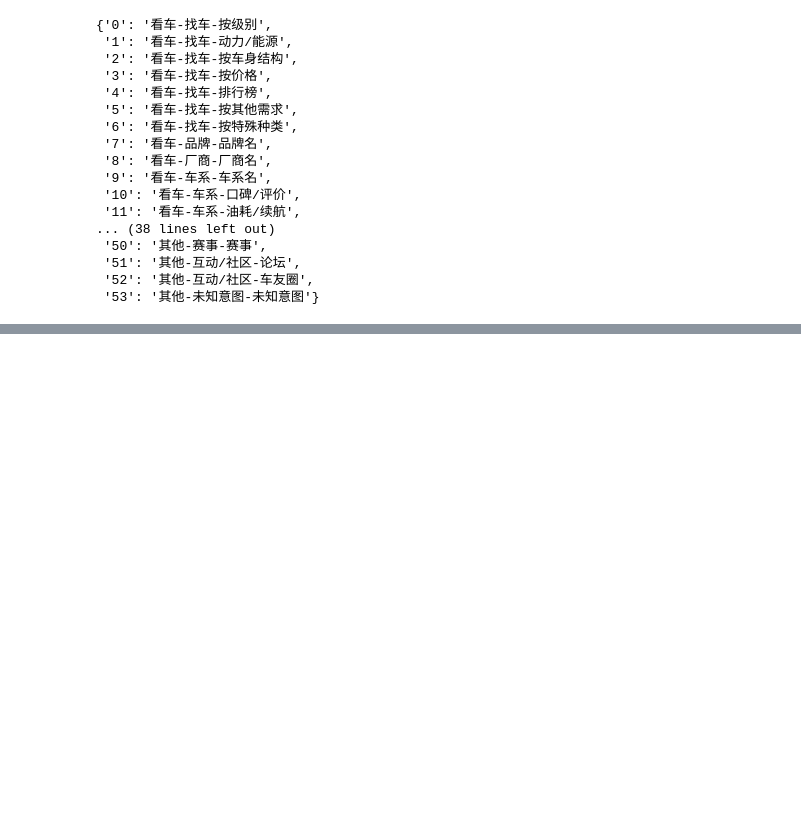
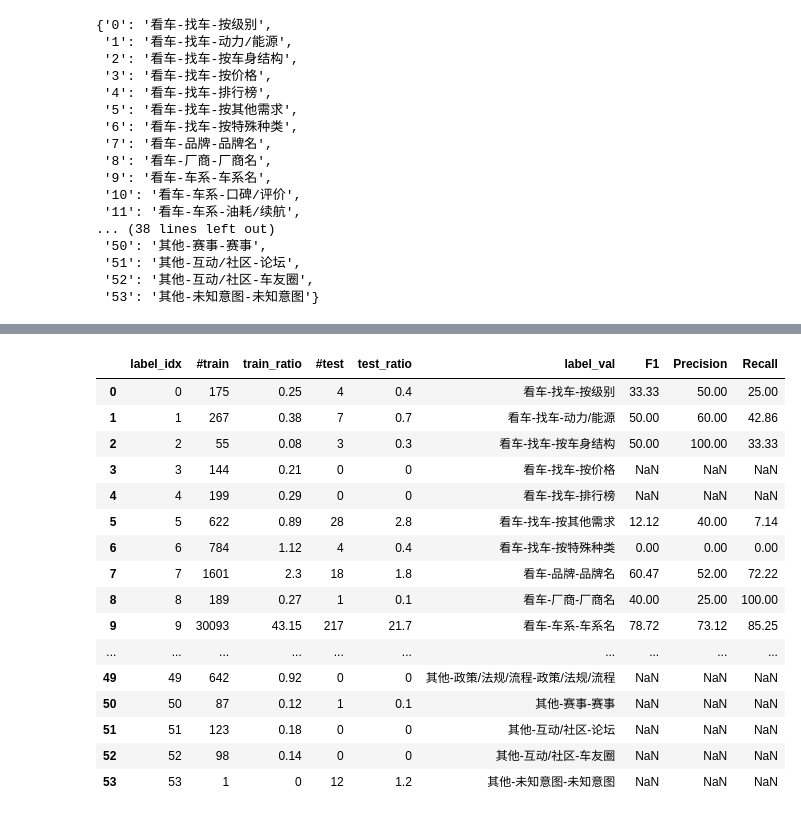
Before and after one commit to leiqing110/bert_intention_classification, a Jupyter notebook: 类别数据统计.ipynb, the cells around one changed output, grey strips where cells are left out. Cells and saved outputs as stored; diff of their text form; code cells hidden in the pictures; blank space fills up the shorter version.

```diff
--- a/类别数据统计.ipynb
+++ b/类别数据统计.ipynb
@@ -32,0 +26,5 @@ FileNotFoundError: [Errno 2] No such file or directory: 'test_res_entity0816.txt
+# %%
+df_src = pd.read_csv('data_dist_20220818.csv',sep=',',dtype=str)[0:54]
+# model1_df['model1_pred_val'] = model1_df['model1_pred_idx'].map(id2label)
+df_src.drop(columns=['Unnamed: 6','Unnamed: 7'],inplace=True)
+df_src
@@ -32,0 +49,4 @@ FileNotFoundError: [Errno 2] No such file or directory: 'test_res_entity0816.txt
+# %%
+output_cols = ['label_idx','X','Y1','Y2','Z','F1','Precision','Recall']
+res_df = pd.read_csv('output/result_entity_0817.txt',sep=',',dtype=str,names=output_cols)[0:54]
+res_df
@@ -32,0 +71,29 @@ FileNotFoundError: [Errno 2] No such file or directory: 'test_res_entity0816.txt
+# %%
+def replace(x):
+    x = str(x).replace('precision:','')
+    x = str(x).replace('f1:','')
+    x = str(x).replace('recall:','')
+    x = round(float(x)*100,2)
+    return x
+df_src['F1'] = res_df['F1'].apply(replace)
+df_src['Precision'] = res_df['Precision'].apply(replace)
+df_src['Recall'] = res_df['Recall'].apply(replace)
+df_src
+# %% [output]
+|  | label_idx | #train | train_ratio | #test | test_ratio | label_val | F1 | Precision | Recall |
+| 0 | 0 | 175 | 0.25 | 4 | 0.4 | 看车-找车-按级别 | 33.33 | 50.00 | 25.00 |
+| 1 | 1 | 267 | 0.38 | 7 | 0.7 | 看车-找车-动力/能源 | 50.00 | 60.00 | 42.86 |
+| 2 | 2 | 55 | 0.08 | 3 | 0.3 | 看车-找车-按车身结构 | 50.00 | 100.00 | 33.33 |
+| 3 | 3 | 144 | 0.21 | 0 | 0 | 看车-找车-按价格 | NaN | NaN | NaN |
+| 4 | 4 | 199 | 0.29 | 0 | 0 | 看车-找车-排行榜 | NaN | NaN | NaN |
+| 5 | 5 | 622 | 0.89 | 28 | 2.8 | 看车-找车-按其他需求 | 12.12 | 40.00 | 7.14 |
+| 6 | 6 | 784 | 1.12 | 4 | 0.4 | 看车-找车-按特殊种类 | 0.00 | 0.00 | 0.00 |
+| 7 | 7 | 1601 | 2.3 | 18 | 1.8 | 看车-品牌-品牌名 | 60.47 | 52.00 | 72.22 |
+| 8 | 8 | 189 | 0.27 | 1 | 0.1 | 看车-厂商-厂商名 | 40.00 | 25.00 | 100.00 |
+| 9 | 9 | 30093 | 43.15 | 217 | 21.7 | 看车-车系-车系名 | 78.72 | 73.12 | 85.25 |
+| ... | ... | ... | ... | ... | ... | ... | ... | ... | ... |
+| 49 | 49 | 642 | 0.92 | 0 | 0 | 其他-政策/法规/流程-政策/法规/流程 | NaN | NaN | NaN |
+| 50 | 50 | 87 | 0.12 | 1 | 0.1 | 其他-赛事-赛事 | NaN | NaN | NaN |
+| 51 | 51 | 123 | 0.18 | 0 | 0 | 其他-互动/社区-论坛 | NaN | NaN | NaN |
+| 52 | 52 | 98 | 0.14 | 0 | 0 | 其他-互动/社区-车友圈 | NaN | NaN | NaN |
+| 53 | 53 | 1 | 0 | 12 | 1.2 | 其他-未知意图-未知意图 | NaN | NaN | NaN |
```
Also changed, not shown: parts of 5 cells of this notebook, 4 other files.
